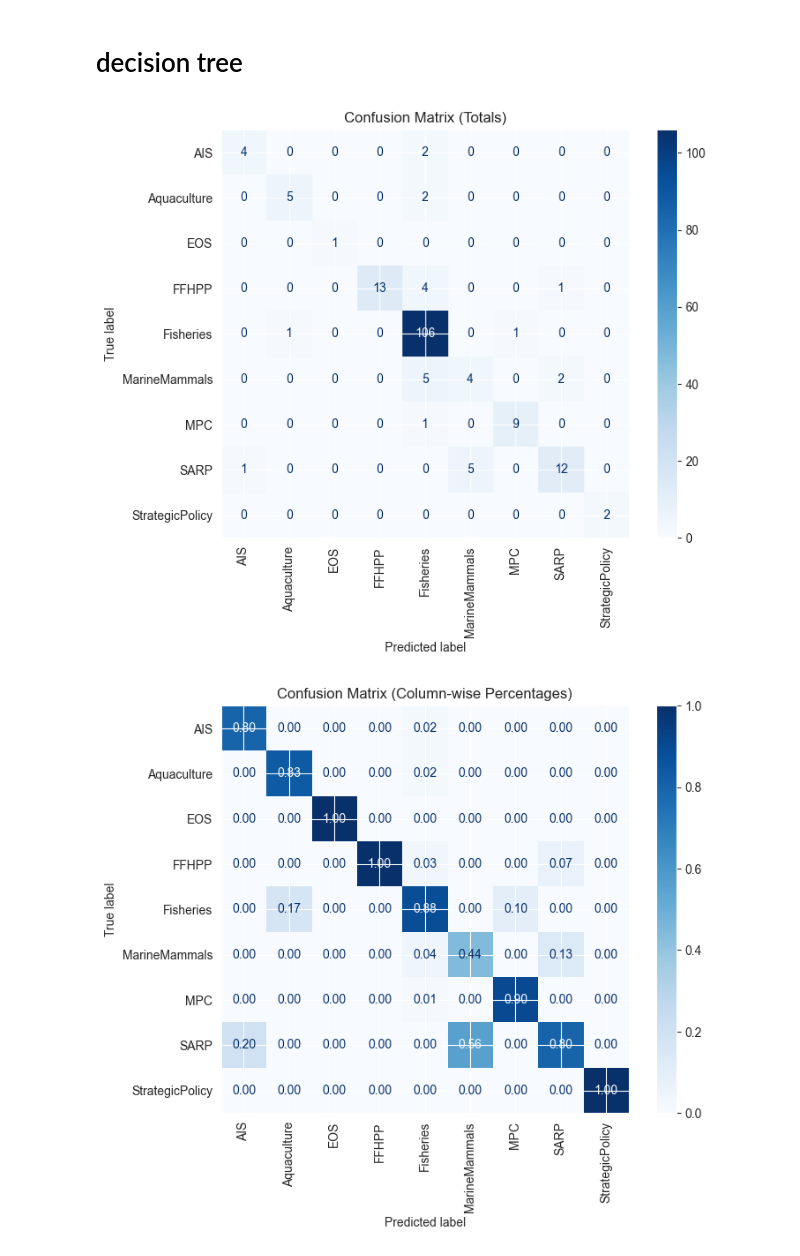
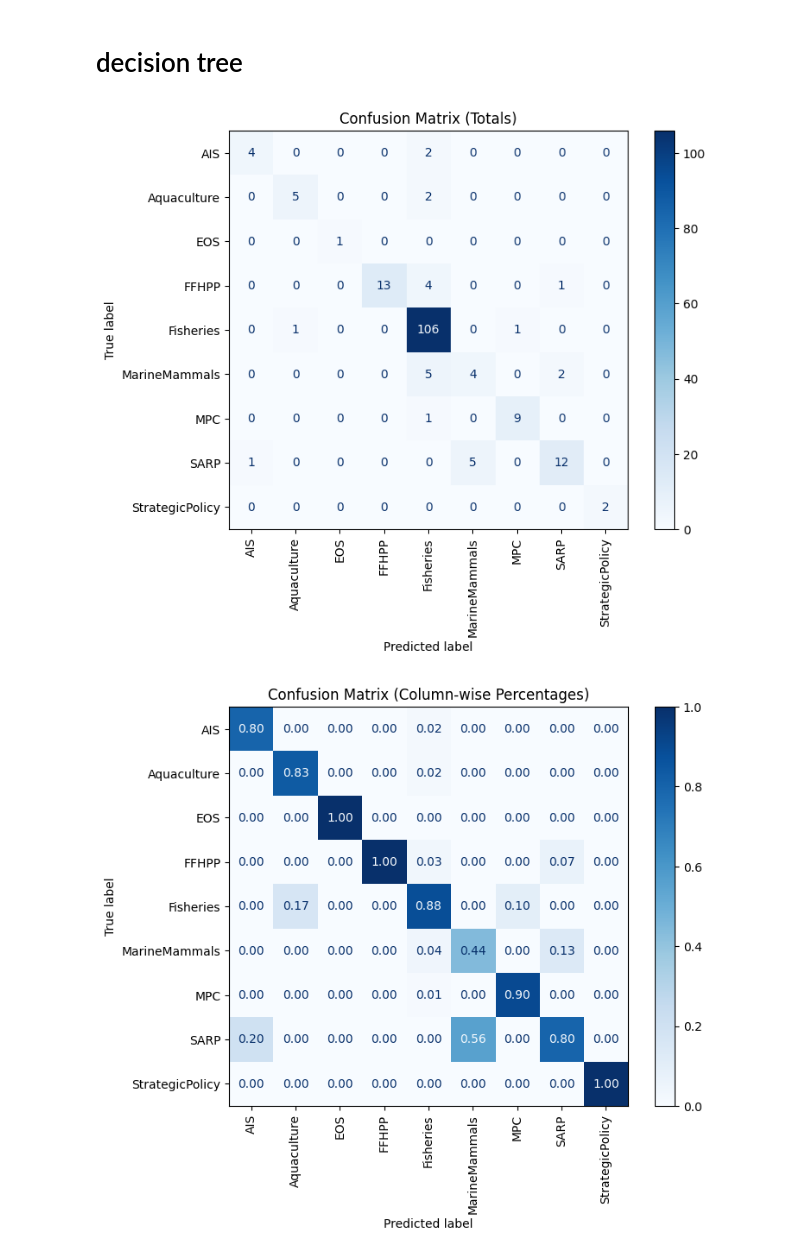
Before and after one commit to KevinCarr42/CSAS-Exploratory-Data-Analysis, a Jupyter notebook: theme_classifier.ipynb, the cells around one changed output. Saved outputs shown, nothing was run; the diff lists cells and outputs as text; code cells hidden in the pictures.

Commit message:
updated calcs and graphs - does not look viable

```diff
--- a/theme_classifier.ipynb
+++ b/theme_classifier.ipynb
@@ -86,6 +86,7 @@ section = sql("SELECT * FROM shared_models_section;")
 division = sql("SELECT * FROM shared_models_division;")
 branch = sql("SELECT * FROM shared_models_branch;")
 sector = sql("SELECT * FROM shared_models_sector;")
+region = sql("SELECT * FROM shared_models_region;")
 
 csas_request = prepend_table_name(csas_request, "csas_request").astype('object')
 csas_request['office_name'] = csas_request['csas_request_office_id'].map({
@@ -102,6 +103,7 @@ section = prepend_table_name(section, "section").astype('object')
 division = prepend_table_name(division, "division").astype('object')
 branch = prepend_table_name(branch, "branch").astype('object')
 sector = prepend_table_name(sector, "sector").astype('object')
+region = prepend_table_name(region, "region").astype('object')
 
 combined_requests = (
     themes
@@ -110,6 +112,7 @@ combined_requests = (
     .merge(division, left_on="section_division_id", right_on="division_id", how="left", suffixes=("", "_division"))
     .merge(branch, left_on="division_branch_id", right_on="branch_id", how="left", suffixes=("", "_branch"))
     .merge(sector, left_on="branch_sector_id", right_on="sector_id", how="left", suffixes=("", "_sector"))
+    .merge(region, left_on="branch_region_id", right_on="region_id", how="left", suffixes=("", "_region"))
 )
 combined_requests = combined_requests.astype('object')
 # %%
@@ -153,11 +156,13 @@ useful_columns = [
     # 'division_id',
     # 'branch_id',
     # 'sector_id',
+    # 'region_id',
     'office_name',
     'section_name',
     'division_name',
     'branch_name',
     'sector_name',
+    'region_name',
 ]
 # %%
 df = combined_requests[useful_columns]
@@ -250,8 +264,8 @@ for col in [x for x in useful_columns if x != 'theme']:
 # %%
 # multiregional is useless
-# division, branch, region are determined by section
+# division, branch, region, and sector are determined by section
 
-useful_columns = ['theme', 'office_name', 'section_name', 'sector_name']
+useful_columns = ['theme', 'office_name', 'section_name']
 df = df[useful_columns]
 # %%
 def display_theme_counts(column):
@@ -321,32 +327,34 @@ y_pred = clf.predict(X_test)
 # %%
 cm = confusion_matrix(y_test, y_pred, labels=y.unique())
 
 cm_total = cm.astype('float')
 
 plt.figure(figsize=(8, 6))
 disp = ConfusionMatrixDisplay(confusion_matrix=cm_total, display_labels=y.unique())
 disp.plot(cmap='Blues', ax=plt.gca(), values_format=".0f")
-plt.title("Confusion Matrix (Totals)")
+
 ax = plt.gca()
+ax.tick_params(axis='x', labelrotation=90, labelsize=10)
+ax.grid(False)
 
-ax.tick_params(axis='x', labelrotation=90, labelsize=10)
 plt.title("Confusion Matrix (Totals)")
 plt.show()
 
 cm_percentage = cm.astype('float') / cm.sum(axis=0)
 
 plt.figure(figsize=(8, 6))
 disp = ConfusionMatrixDisplay(confusion_matrix=cm_percentage, display_labels=y.unique())
 disp.plot(cmap='Blues', ax=plt.gca(), values_format=".2f")
-plt.title("Confusion Matrix (Column-wise Percentages)")
+
 ax = plt.gca()
+ax.tick_params(axis='x', labelrotation=90, labelsize=10)
+ax.grid(False)
 
-ax.tick_params(axis='x', labelrotation=90, labelsize=10)
 plt.title("Confusion Matrix (Column-wise Percentages)")
 plt.show()
 # %% [output]
-[figure, old version]
+[figure, new version]
-[figure, old version]
+[figure, new version]
 # %%
 plt.figure(figsize=(64, 48))
 plot_tree(clf, feature_names=X_train.columns, class_names=y.unique().astype(str), filled=True, fontsize=10)
```
Also changed, not shown: parts of 13 cells of this notebook.
